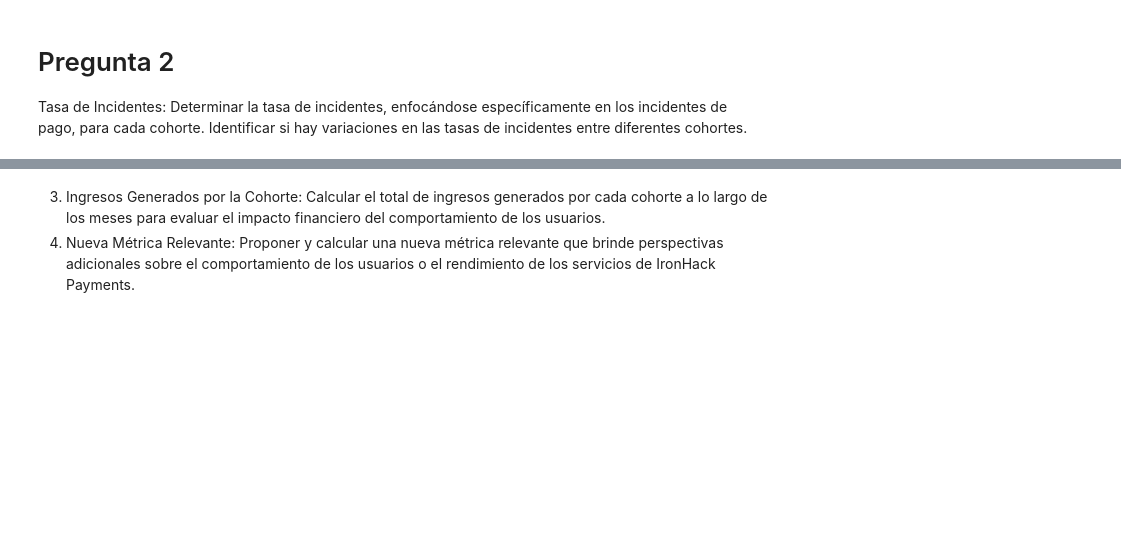
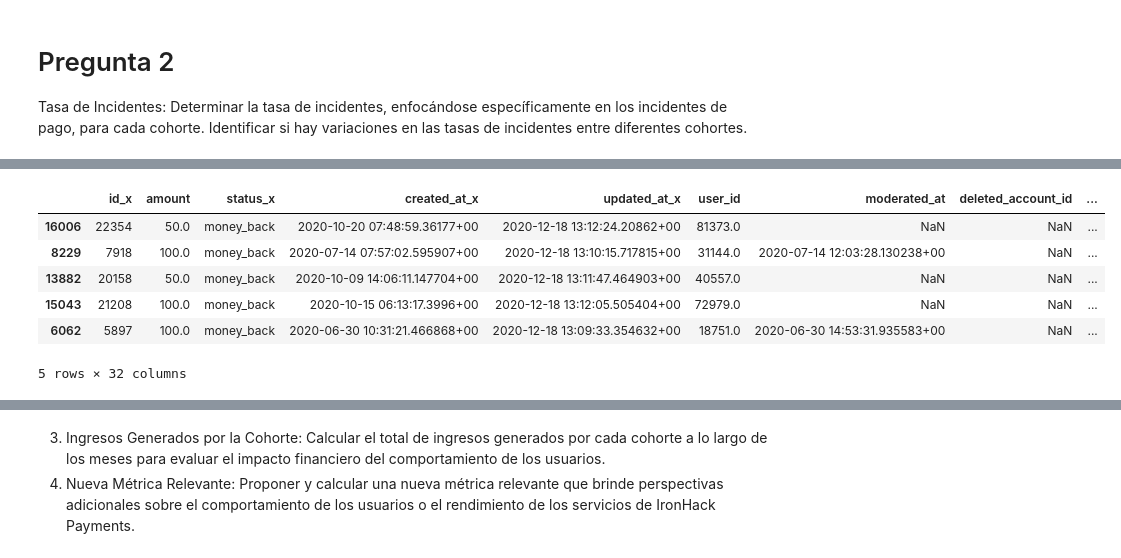
Before and after one commit to moiatgit/project-1-ironhack-payments-es, a Jupyter notebook: grupo3.ipynb, the cells around one changed output, grey strips where cells are left out. Drawn from its saved outputs; the diff is of its cells as text; code cells hidden in the pictures; blank space fills up the shorter version.

```diff
--- a/grupo3.ipynb
+++ b/grupo3.ipynb
@@ -436,0 +537,13 @@ Tasa de Incidentes: Determinar la tasa de incidentes, enfocándose específicame
+# %%
+#2a.
+
+cash_fees = pd.merge(cash, fees, left_on='id', right_on='cash_request_id')
+cash_fees.sample(5)
+# %% [output]
+|  | id_x | amount | status_x | created_at_x | updated_at_x | user_id | moderated_at | deleted_account_id | ... |
+| 16006 | 22354 | 50.0 | money_back | 2020-10-20 07:48:59.36177+00 | 2020-12-18 13:12:24.20862+00 | 81373.0 | NaN | NaN | ... |
+| 8229 | 7918 | 100.0 | money_back | 2020-07-14 07:57:02.595907+00 | 2020-12-18 13:10:15.717815+00 | 31144.0 | 2020-07-14 12:03:28.130238+00 | NaN | ... |
+| 13882 | 20158 | 50.0 | money_back | 2020-10-09 14:06:11.147704+00 | 2020-12-18 13:11:47.464903+00 | 40557.0 | NaN | NaN | ... |
+| 15043 | 21208 | 100.0 | money_back | 2020-10-15 06:13:17.3996+00 | 2020-12-18 13:12:05.505404+00 | 72979.0 | NaN | NaN | ... |
+| 6062 | 5897 | 100.0 | money_back | 2020-06-30 10:31:21.466868+00 | 2020-12-18 13:09:33.354632+00 | 18751.0 | 2020-06-30 14:53:31.935583+00 | NaN | ... |
+5 rows × 32 columns
```
Also changed, not shown: parts of 13 cells of this notebook.
